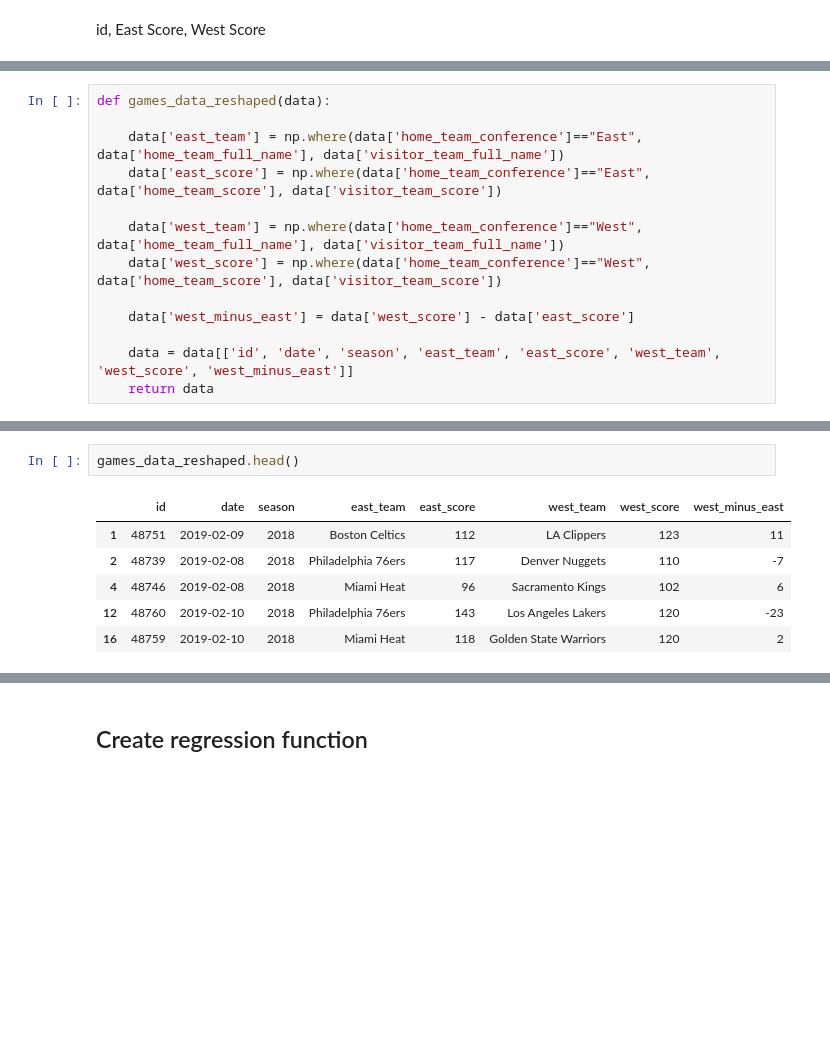
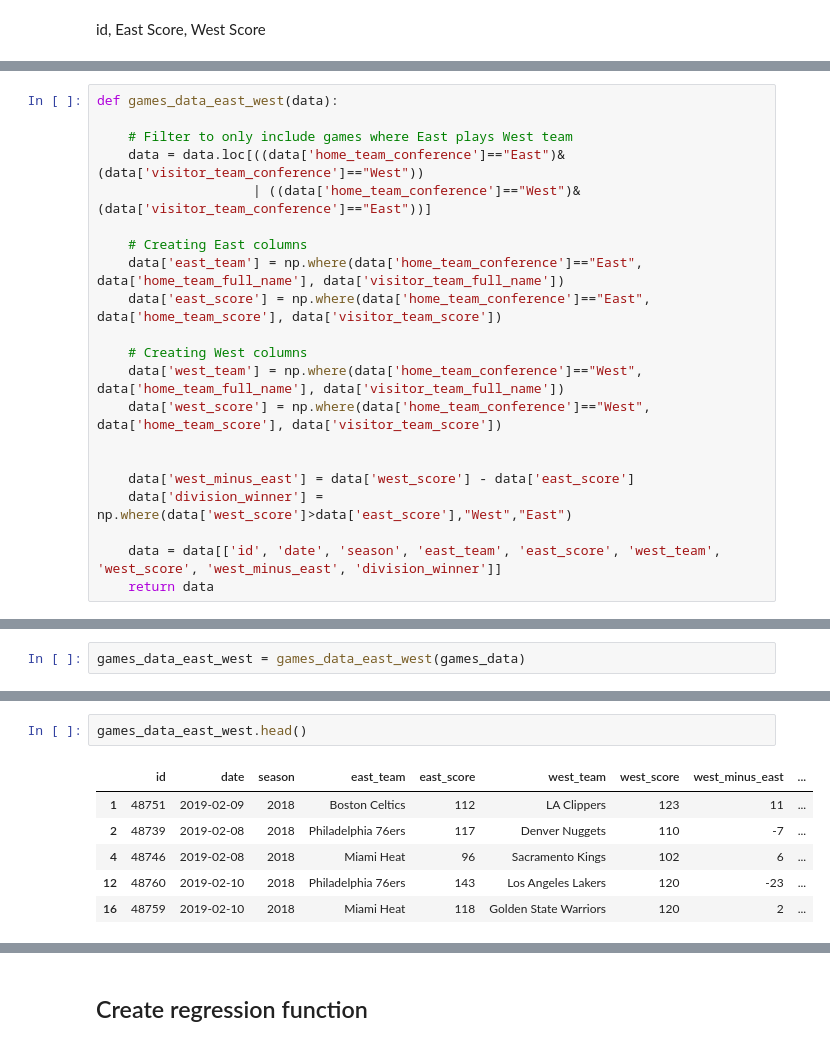
Before and after one commit to sharonk515/NBA_Statistics_Project, a Jupyter notebook: Mod03_Project.ipynb, the cells around one changed output, grey strips where cells are left out. Cells and saved outputs as stored; diff of their text form; blank space fills up the shorter version.

```diff
--- a/Mod03_Project.ipynb
+++ b/Mod03_Project.ipynb
@@ -86,13 +96,21 @@ id, East Score, West Score
 # %%
-def games_data_reshaped(data):
+def games_data_east_west(data):
 
+    # Filter to only include games where East plays West team
+    data = data.loc[((data['home_team_conference']=="East")&(data['visitor_team_conference']=="West"))
+                    | ((data['home_team_conference']=="West")&(data['visitor_team_conference']=="East"))]
+
+    # Creating East columns
     data['east_team'] = np.where(data['home_team_conference']=="East", data['home_team_full_name'], data['visitor_team_full_name'])
     data['east_score'] = np.where(data['home_team_conference']=="East", data['home_team_score'], data['visitor_team_score'])
 
+    # Creating West columns
     data['west_team'] = np.where(data['home_team_conference']=="West", data['home_team_full_name'], data['visitor_team_full_name'])
     data['west_score'] = np.where(data['home_team_conference']=="West", data['home_team_score'], data['visitor_team_score'])
 
+
     data['west_minus_east'] = data['west_score'] - data['east_score']
+    data['division_winner'] = np.where(data['west_score']>data['east_score'],"West","East")
 
-    data = data[['id', 'date', 'season', 'east_team', 'east_score', 'west_team', 'west_score', 'west_minus_east']]
+    data = data[['id', 'date', 'season', 'east_team', 'east_score', 'west_team', 'west_score', 'west_minus_east', 'division_winner']]
     return data
@@ -100,0 +117,2 @@ games_data_reshaped = games_data_reshaped(games_data)
+# %%
+games_data_east_west = games_data_east_west(games_data)
@@ -101,10 +137,10 @@ games_data_reshaped = games_data_reshaped(games_data)
 # %%
-games_data_reshaped.head()
+games_data_east_west.head()
 # %% [output]
-|  | id | date | season | east_team | east_score | west_team | west_score | west_minus_east |
-| 1 | 48751 | 2019-02-09 | 2018 | Boston Celtics | 112 | LA Clippers | 123 | 11 |
-| 2 | 48739 | 2019-02-08 | 2018 | Philadelphia 76ers | 117 | Denver Nuggets | 110 | -7 |
-| 4 | 48746 | 2019-02-08 | 2018 | Miami Heat | 96 | Sacramento Kings | 102 | 6 |
-| 12 | 48760 | 2019-02-10 | 2018 | Philadelphia 76ers | 143 | Los Angeles Lakers | 120 | -23 |
-| 16 | 48759 | 2019-02-10 | 2018 | Miami Heat | 118 | Golden State Warriors | 120 | 2 |
+|  | id | date | season | east_team | east_score | west_team | west_score | west_minus_east | ... |
+| 1 | 48751 | 2019-02-09 | 2018 | Boston Celtics | 112 | LA Clippers | 123 | 11 | ... |
+| 2 | 48739 | 2019-02-08 | 2018 | Philadelphia 76ers | 117 | Denver Nuggets | 110 | -7 | ... |
+| 4 | 48746 | 2019-02-08 | 2018 | Miami Heat | 96 | Sacramento Kings | 102 | 6 | ... |
+| 12 | 48760 | 2019-02-10 | 2018 | Philadelphia 76ers | 143 | Los Angeles Lakers | 120 | -23 | ... |
+| 16 | 48759 | 2019-02-10 | 2018 | Miami Heat | 118 | Golden State Warriors | 120 | 2 | ... |
 # %%
```
Also changed, not shown: parts of 10 cells of this notebook.
